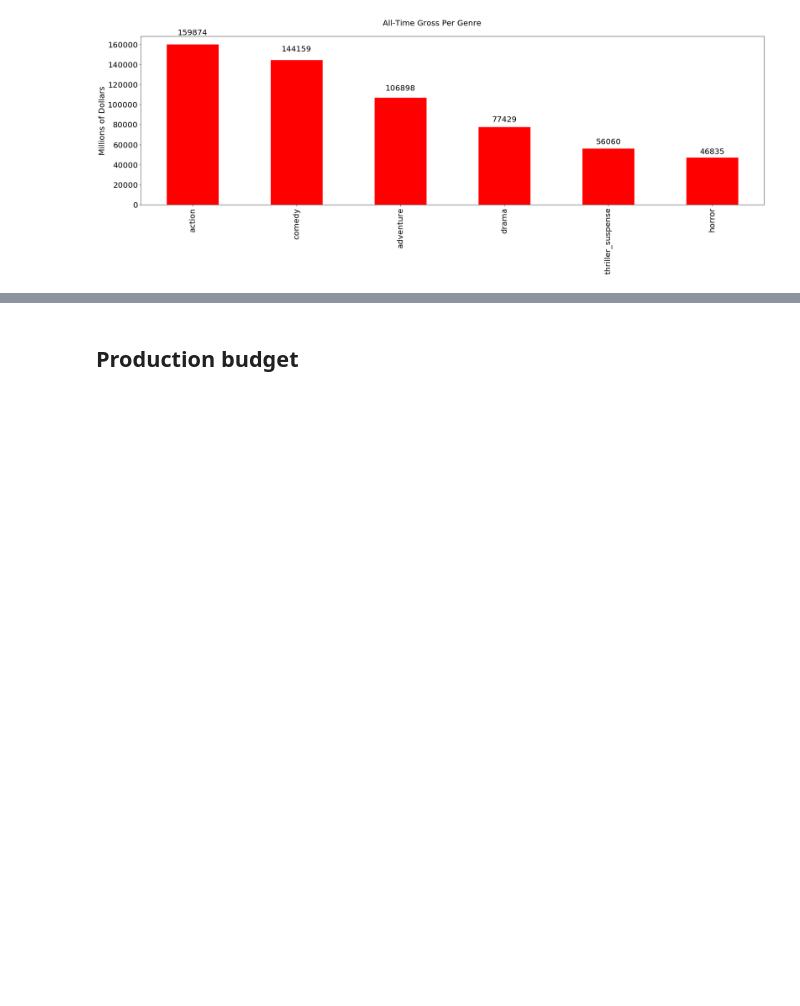
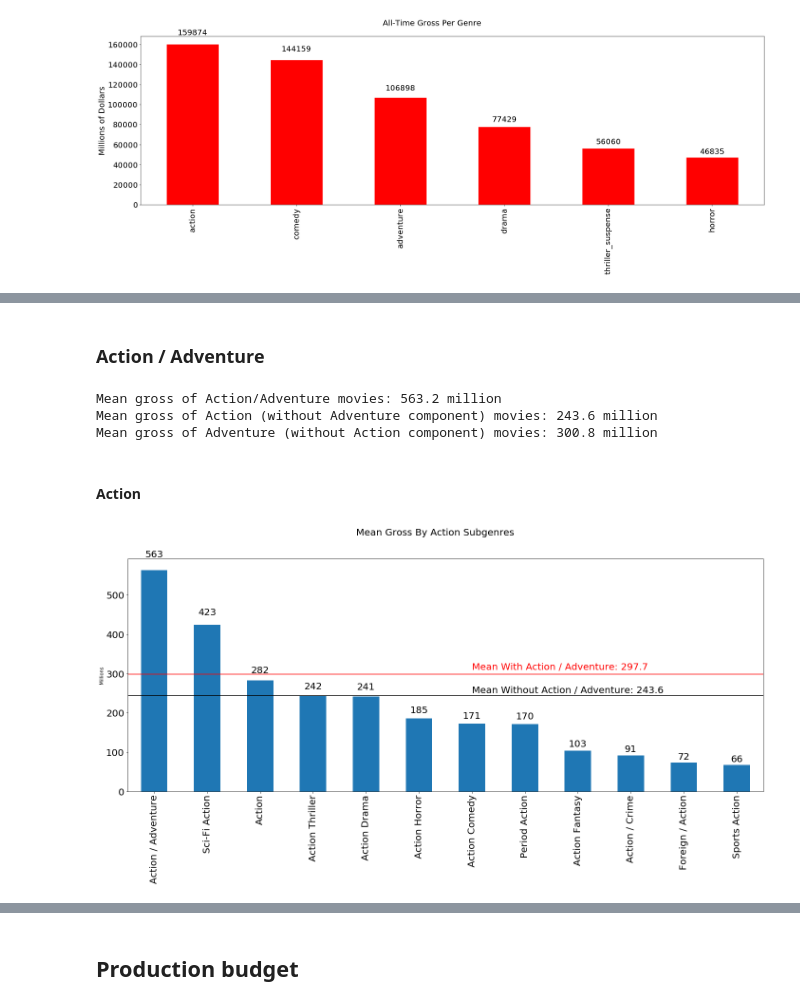
Before and after one commit to contrecc/box_office, a Jupyter notebook: Worldwide.ipynb, the cells around one changed output, grey strips where cells are left out. Cells and saved outputs as stored; diff of their text form; code cells hidden in the pictures; blank space fills up the shorter version.

```diff
--- a/Worldwide.ipynb
+++ b/Worldwide.ipynb
@@ -444,0 +560,31 @@ for genre, axis in zip(genres, axes_list):
+# %% [markdown]
+### Action / Adventure
+# %%
+print('Mean gross of Action/Adventure movies: {:.1f} million'.format(data[data['genres_mojo'] == 'Action / Adventure']['worldwide_adj'].mean() / 1000000))
+print('Mean gross of Action (without Adventure component) movies: {:.1f} million'.format(data[(data['genres_mojo'].str.contains('Action', na=False)) & (~data['genres_mojo'].isin(['Action / Adventure']))]['worldwide_adj'].mean() / 1000000))
+print('Mean gross of Adventure (without Action component) movies: {:.1f} million'.format(data[(data['genres_mojo'].str.contains('Adventure', na=False)) & (~data['genres_mojo'].isin(['Action / Adventure']))]['worldwide_adj'].mean() / 1000000))
+# %% [output]
+Mean gross of Action/Adventure movies: 563.2 million
+Mean gross of Action (without Adventure component) movies: 243.6 million
+Mean gross of Adventure (without Action component) movies: 300.8 million
+# %% [markdown]
+#### Action
+# %%
+figure, axis = plt.subplots(nrows=1, ncols=1, figsize=(24, 9))
+figure.suptitle('Mean Gross By Action Subgenres', fontsize=20)
+
+action_movies = data[data['genres_mojo'].str.contains('Action')]
+
+grp = action_movies.groupby('genres_mojo')['worldwide_adj'].mean().sort_values(ascending=False) / 1000000
+
+grp.plot(kind='bar', ax=axis)
+axis.axhline(data[(data['genres_mojo'].str.contains('Action', na=False)) & (~data['genres_mojo'].isin(['Action / Adventure']))]['worldwide_adj'].mean() / 1000000, color='k')
+axis.axhline(data[(data['genres_mojo'].str.contains('Action', na=False))]['worldwide_adj'].mean() / 1000000, color='r')
+axis.tick_params(labelsize=20)
+axis.set_xlabel('')
+axis.set_ylabel('Millions');
+axis.annotate('Mean With Action / Adventure: {:.1f}'.format(data[(data['genres_mojo'].str.contains('Action', na=False))]['worldwide_adj'].mean() / 1000000), xy=(6, 310), fontsize=20, color='r')
+axis.annotate('Mean Without Action / Adventure: {:.1f}'.format(data[(data['genres_mojo'].str.contains('Action', na=False)) & (~data['genres_mojo'].isin(['Action / Adventure']))]['worldwide_adj'].mean() / 1000000), xy=(6, 250), fontsize=20, color='k')
+autolabel(axis);
+# %% [output]
+[figure, added]
```
Also changed, not shown: parts of 71 cells of this notebook.
